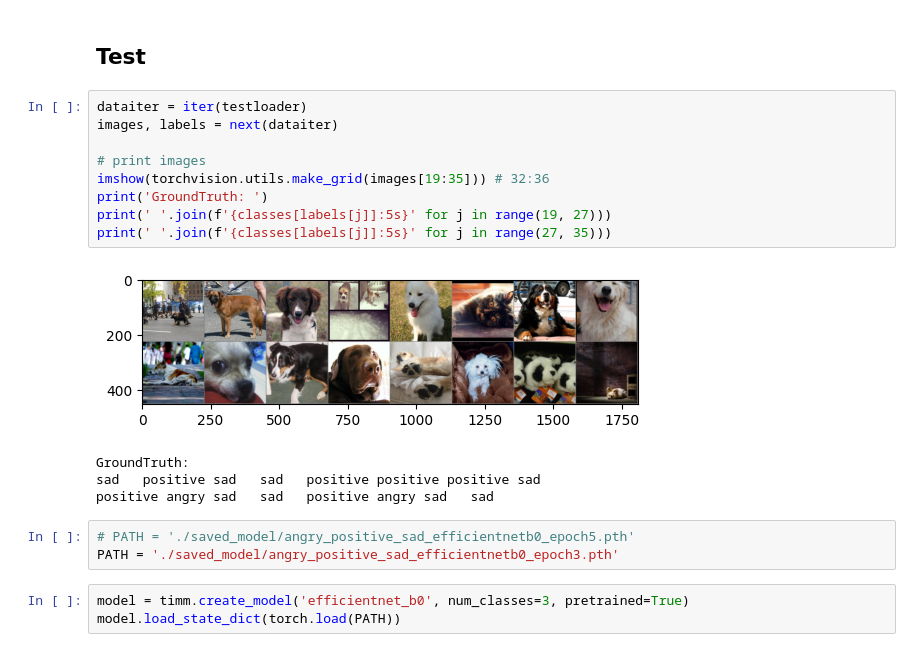
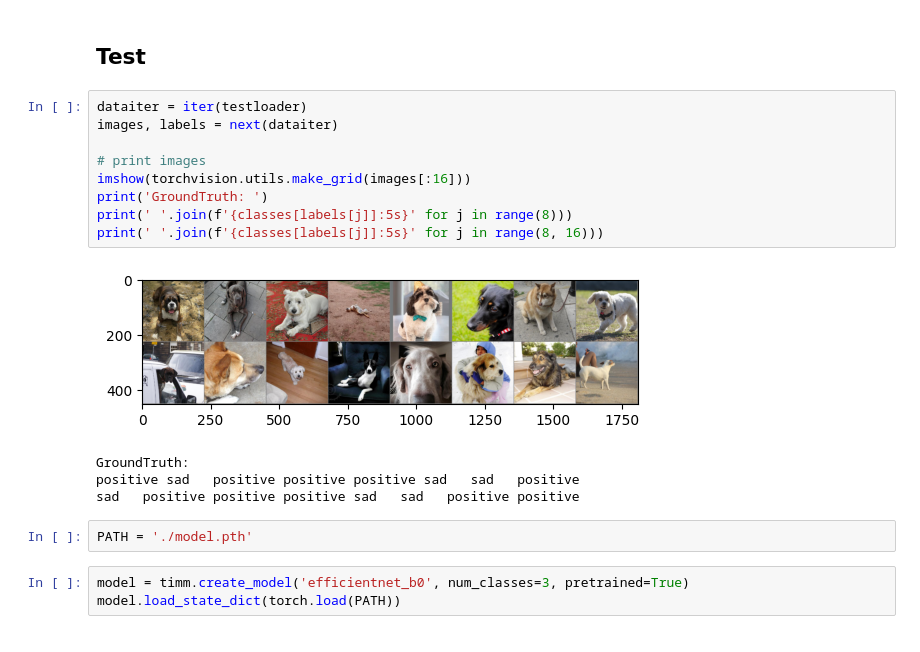
Before and after one commit to 2022-2-Graduation-Project/BowwowCare-ML, a Jupyter notebook: model/dog_emotion_classification.ipynb, the cells around one changed output. Saved outputs shown, nothing was run; the diff lists cells and outputs as text.

```diff
--- a/model/dog_emotion_classification.ipynb
+++ b/model/dog_emotion_classification.ipynb
@@ -318,20 +312,19 @@ Finished Training
 # %%
 dataiter = iter(testloader)
 images, labels = next(dataiter)
 
 # print images
-imshow(torchvision.utils.make_grid(images[19:35])) # 32:36
+imshow(torchvision.utils.make_grid(images[:16]))
 print('GroundTruth: ')
-print(' '.join(f'{classes[labels[j]]:5s}' for j in range(19, 27)))
-print(' '.join(f'{classes[labels[j]]:5s}' for j in range(27, 35)))
+print(' '.join(f'{classes[labels[j]]:5s}' for j in range(8)))
+print(' '.join(f'{classes[labels[j]]:5s}' for j in range(8, 16)))
 # %% [output]
-[figure, old version]
+[figure, new version]
 GroundTruth:
-sad   positive sad   sad   positive positive positive sad
-positive angry sad   sad   positive angry sad   sad
+positive sad   positive positive positive sad   sad   positive
+sad   positive positive positive sad   sad   positive positive
-# %%
-# PATH = './saved_model/angry_positive_sad_efficientnetb0_epoch5.pth'
-PATH = './saved_model/angry_positive_sad_efficientnetb0_epoch3.pth'
+# %%
+PATH = './model.pth'
 # %%
 model = timm.create_model('efficientnet_b0', num_classes=3, pretrained=True)
 model.load_state_dict(torch.load(PATH))
```
Also changed, not shown: parts of 6 cells of this notebook.
